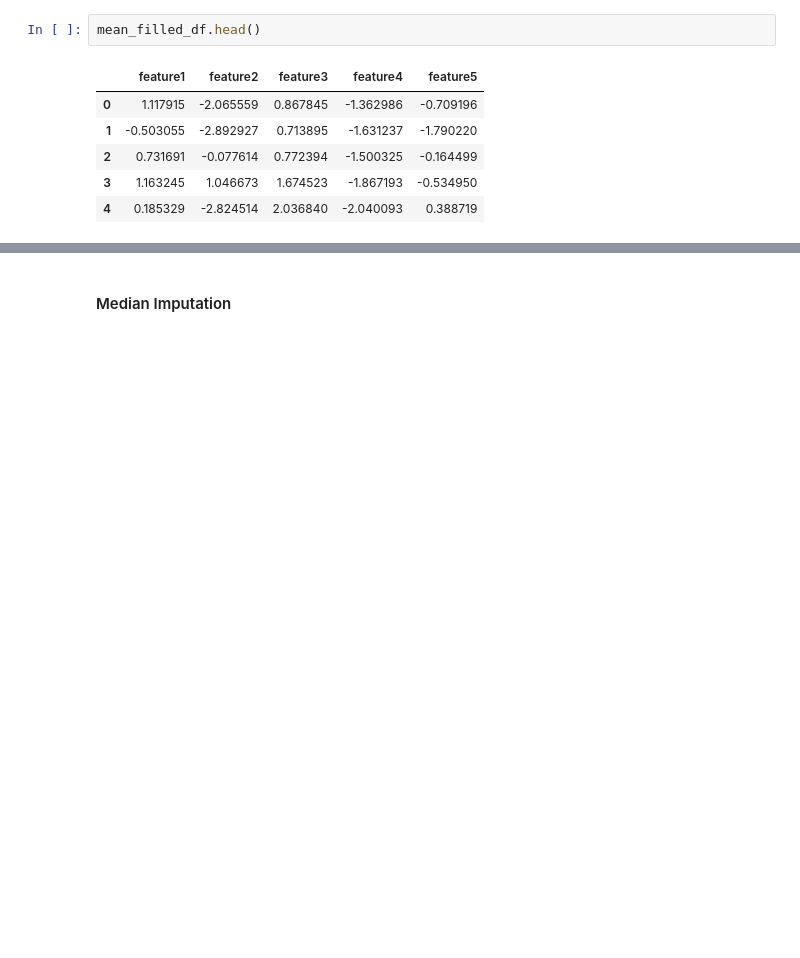
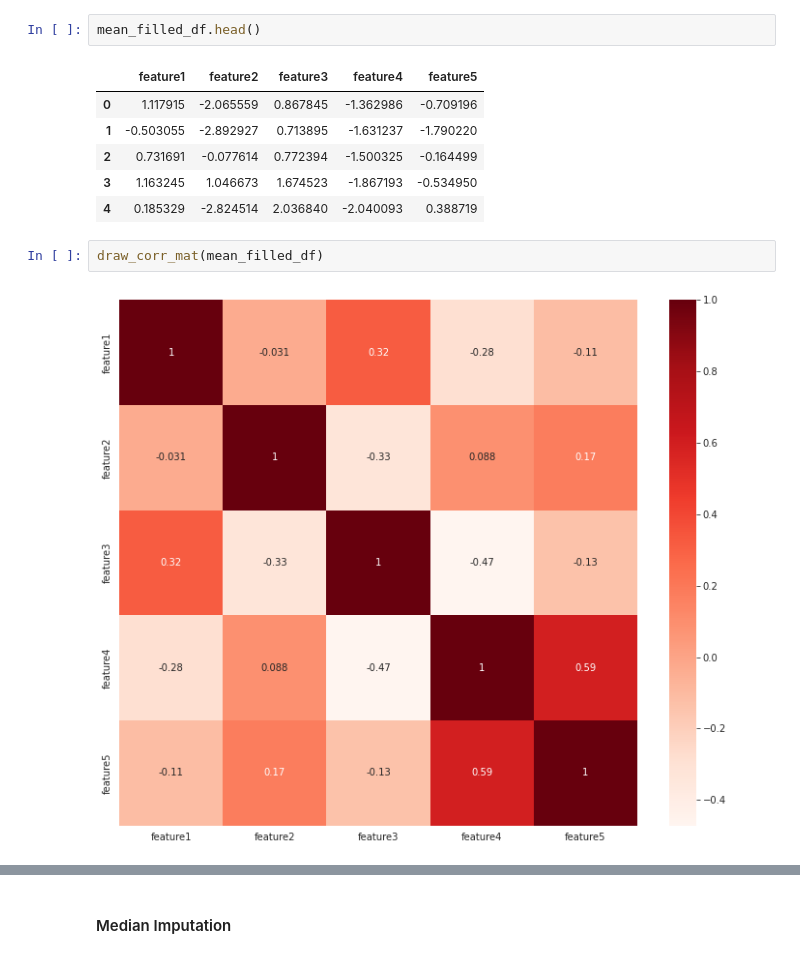
Before and after one commit to HSEDataAnalysis/LAB1_EDA, a Jupyter notebook: main.ipynb, the cells around one changed output, grey strips where cells are left out. Drawn from its saved outputs; the diff is of its cells as text; blank space fills up the shorter version.

```diff
--- a/main.ipynb
+++ b/main.ipynb
@@ -266,3 +272,7 @@ mean_filled_df.head()
 | 2 | 0.731691 | -0.077614 | 0.772394 | -1.500325 | -0.164499 |
 | 3 | 1.163245 | 1.046673 | 1.674523 | -1.867193 | -0.534950 |
 | 4 | 0.185329 | -2.824514 | 2.036840 | -2.040093 | 0.388719 |
+# %%
+draw_corr_mat(mean_filled_df)
+# %% [output]
+[figure, added]
```
Also changed, not shown: parts of 13 cells of this notebook.
